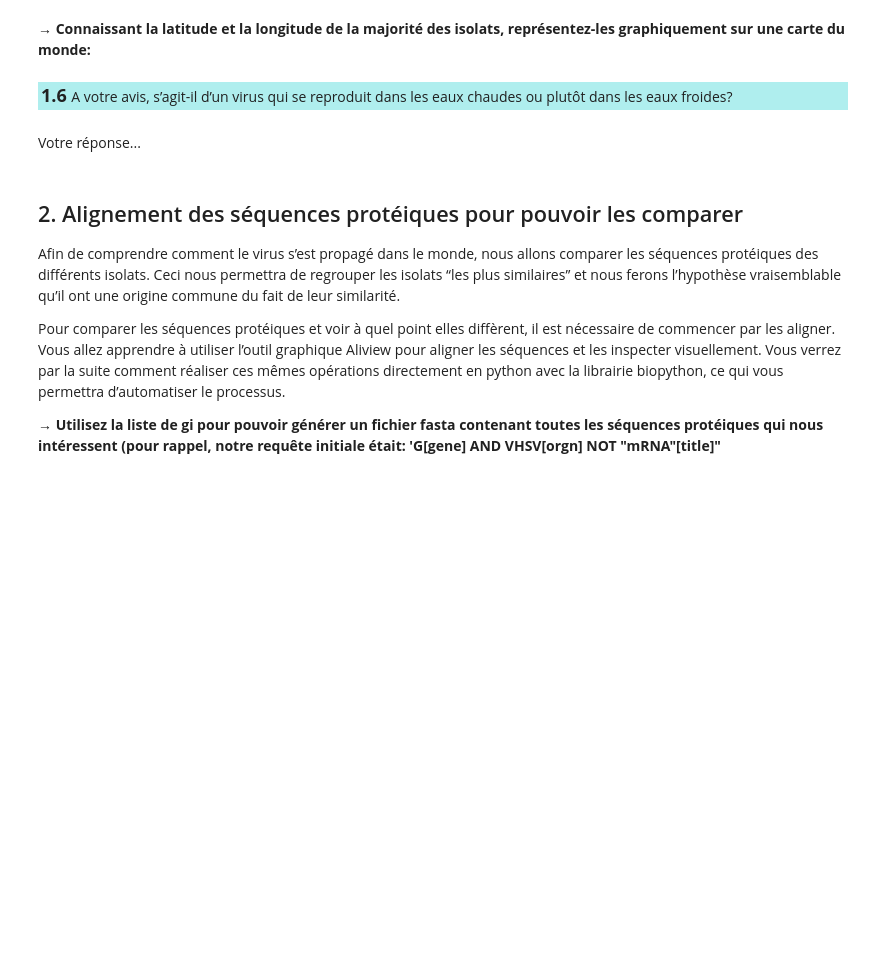
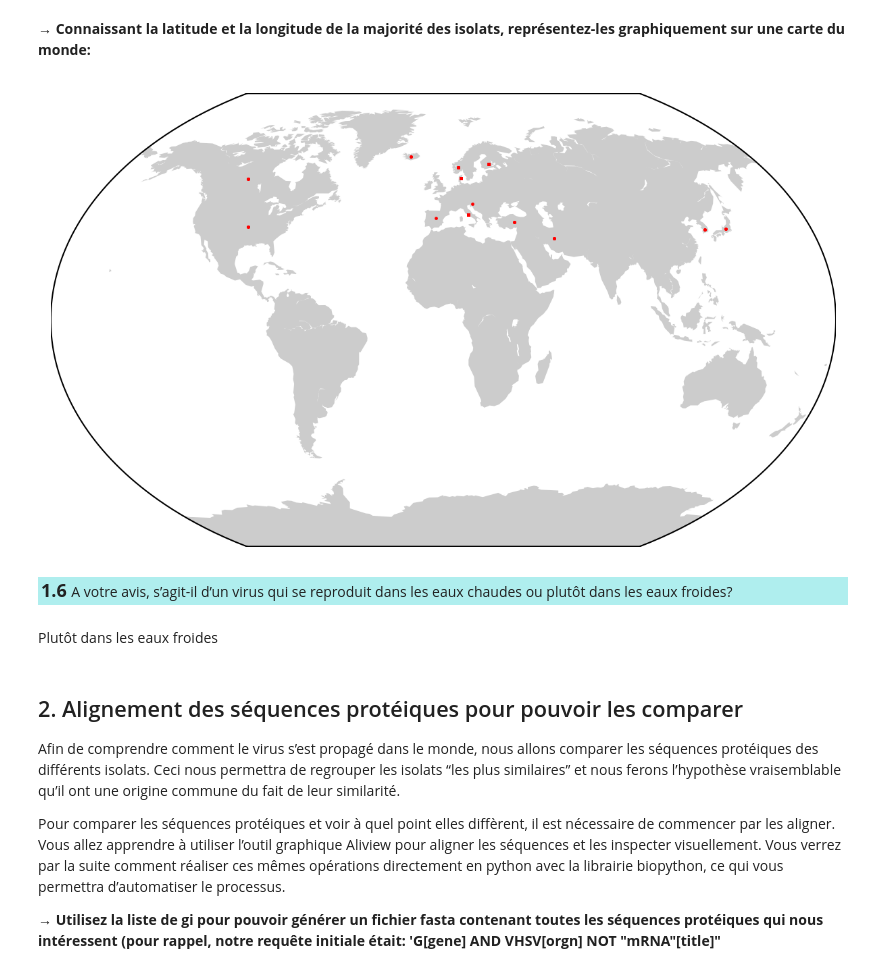
Before and after one commit to Nortalle/BBC_lab02, a Jupyter notebook: Labo-2_BBC-2019.ipynb, the cells around one changed output. Saved outputs shown, nothing was run; the diff lists cells and outputs as text; code cells hidden in the pictures; blank space fills up the shorter version.

```diff
--- a/Labo-2_BBC-2019.ipynb
+++ b/Labo-2_BBC-2019.ipynb
@@ -214,9 +210,3 @@ Longitude: 53.68804599999999
 
 <p style="background-color:#AFEEEE;padding:3px"><font size="4"><b>1.5 (b) </b></font>Afin de retrouver facilement les isolats par leur accession.version (en plus du gi), définissez aussi <font face='courier'>name=[]</font> et rajoutez dans votre boucle </b><font face='courier'>name.append(protein_info[i]['GBSeq_accession-version'])</font>
 </p>
-# %%
-len(country_latlon)
-
-for i in range(len(country_latlon)):
-    lat = country_latlon['latitude'][idx_country]
-    lon = country_latlon['longitude'][idx_country]
@@ -224,0 +213,25 @@ for i in range(len(country_latlon)):
+# %%
+index = 0
+name = []
+
+for i in range(len(lat_lon)):
+    current_lat_lon = {'lat': float('nan'), 'lon': float('nan')}
+    if lat_lon[i]['lat'] != None:
+        current_country = country[i]
+        if current_country != 'NA':
+            index = index + 1
+            idx_country = list(country_latlon['country']).index(country[i])
+            current_lat_lon['lat'] = country_latlon['latitude'][idx_country]
+            current_lat_lon['lon'] = country_latlon['longitude'][idx_country]
+            lat_lon[i] = current_lat_lon
+            name.append(protein_info[i]['GBSeq_accession-version'])
+
+print(index)
+print(' ')
+print('-|-|-|-|-|-|-|-|-|-|-|-|-|-|-|-|-|-|-|-|-|-|-|-|-|-|-|-|-|-|-|-|-|-')
+print(' ')
+print(lat_lon)
+print(' ')
+print('-|-|-|-|-|-|-|-|-|-|-|-|-|-|-|-|-|-|-|-|-|-|-|-|-|-|-|-|-|-|-|-|-|-')
+print(' ')
+print(name)
@@ -227,21 +250,24 @@ for i in range(len(country_latlon)):
 # %%
 %matplotlib inline
 import matplotlib.pyplot as plt
 from mpl_toolkits.basemap import Basemap
 
-print(len(lat))
+# print(len(lat))
 
 fig = plt.figure(num=None,figsize=(10,7),dpi=150) # ouvre une fenêtre
 m = Basemap(projection='kav7',lon_0=0,lat_0=60) # carte du monde avec projection
-x, y = m(long,lat) # transforme lat,lon avec la projection utilisée
-m.scatter(x,y,7,marker='.',color='r') # représente les isolats en rouge
+for current_lat_lon in lat_lon: # On parcourt chaqunes des latitudes et longitudes enregistrée
+    x, y = m(current_lat_lon['lon'],current_lat_lon['lat']) # transforme lat,lon avec la projection utilisée
+    m.scatter(x,y,7,marker='.',color='r') # représente les isolats en rouge
 m.fillcontinents(zorder=0) # dessine les continents
 plt.show()
 fig.savefig('map_isolats.png', dpi=fig.dpi) # sauve la figure
+# %% [output]
+[figure, added]
 # %% [markdown]
 <p style="background-color:#AFEEEE;padding:3px"><font size="4"><b>1.6 </b></font>A votre avis, s’agit-il d’un virus qui se reproduit dans les eaux chaudes ou plutôt dans les eaux froides?</p>
-# %% [markdown]
-Votre réponse...
+# %% [markdown]
+Plutôt dans les eaux froides
 # %% [markdown]
 
 
```
Also changed, not shown: parts of 23 cells of this notebook, 11 other files.
